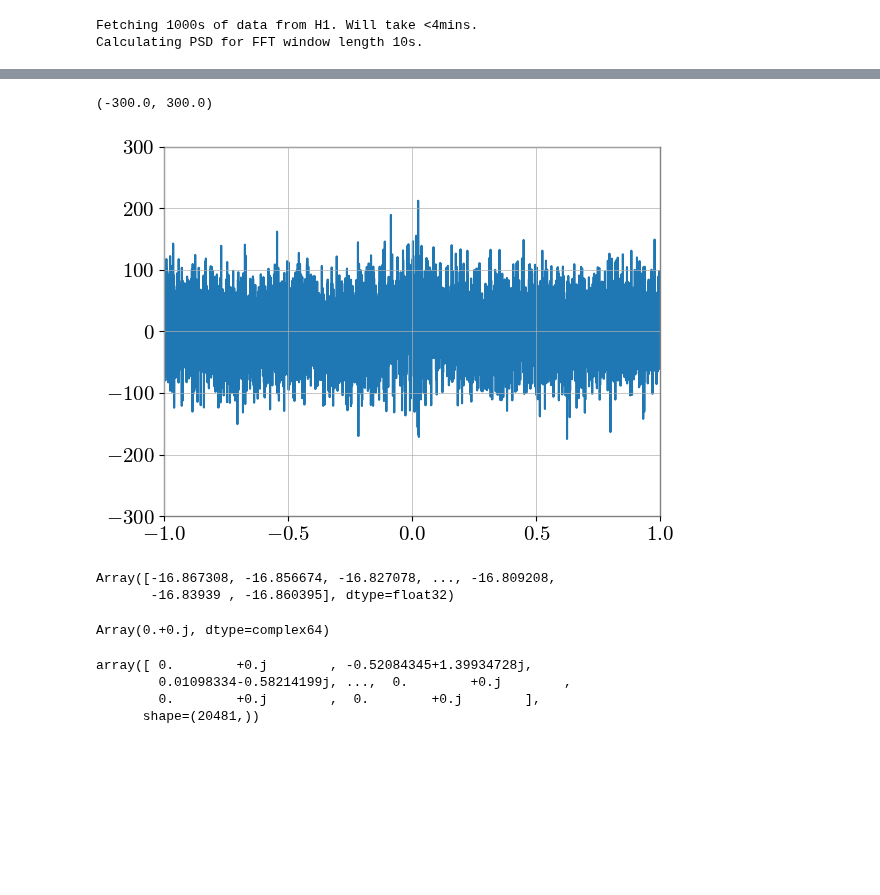
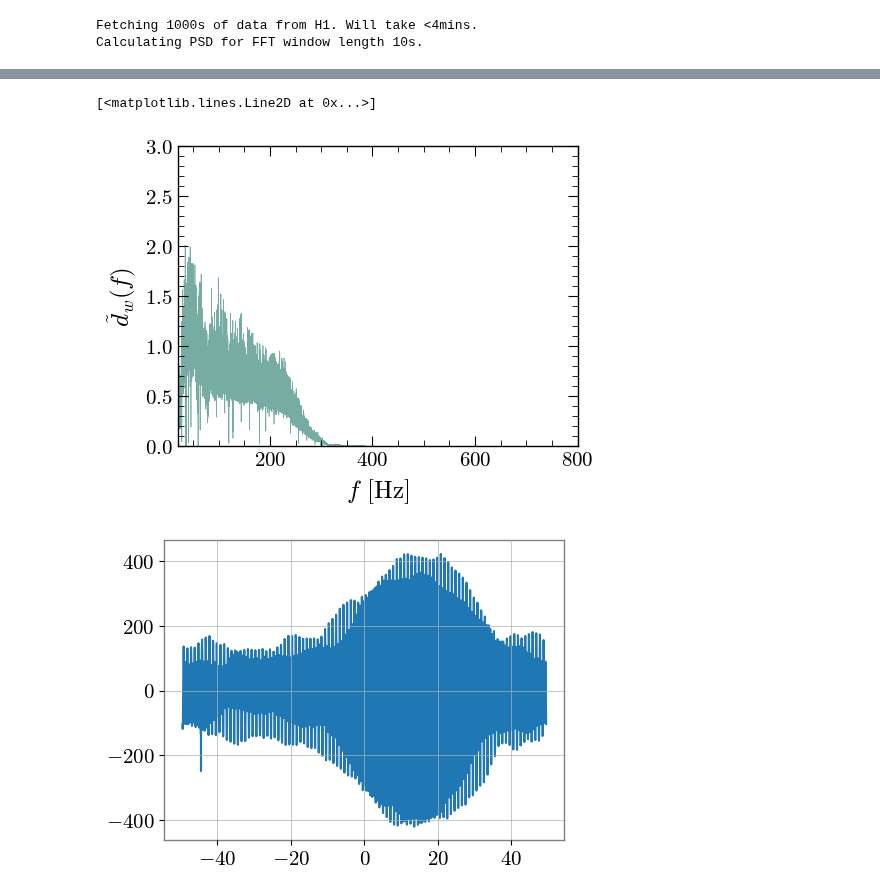
Before and after one commit to james-alvey-42/gw-mist, a Jupyter notebook: notebooks/week10/test_td.ipynb, the cells around one changed output, grey strips where cells are left out. Drawn from its saved outputs; the diff is of its cells as text; code cells hidden in the pictures; blank space fills up the shorter version.

Commit message:
changes to test document

```diff
--- a/notebooks/week10/test_td.ipynb
+++ b/notebooks/week10/test_td.ipynb
@@ -333,16 +340,0 @@ True
-# %%
-plt.plot(time,gw15_td)
-plt.xlim(-1,1)
-plt.ylim([-300,300])
-# %% [output]
-(-300.0, 300.0)
-[figure, removed]
-# %%
-waveform_td
-# %% [output]
-Array([-16.867308, -16.856674, -16.827078, ..., -16.809208,
-       -16.83939 , -16.860395], dtype=float32)
-# %%
-waveform_fdu[0,0]
-# %% [output]
-Array(0.+0.j, dtype=complex64)
@@ -351,7 +341,6 @@ test = waveform_fd[0]
-# %%
-test
-# %% [output]
-array([ 0.        +0.j        , -0.52084345+1.39934728j,
-        0.01098334-0.58214199j, ...,  0.        +0.j        ,
-        0.        +0.j        ,  0.        +0.j        ],
-      shape=(20481,))
+# %%
+samplerate =4096
+delta_t=1/samplerate
+data_window = 1000
+bigdata = TimeSeries.fetch_open_data(gw.ifo, gw.trigger_time-data_window/2,
+                                                     gw.trigger_time+data_window/2, sample_rate=4096)
@@ -357,0 +437,30 @@ array([ 0.        +0.j        , -0.52084345+1.39934728j,
+# %%
+params = gw._fd_theta_batched(6)
+
+wf_hdu = fd_waveform_batched_unwhitened(params, grid=smallf)
+psd_local = bigdata.psd(fftlength=duration)
+prefactor = np.expand_dims(np.sqrt(psd_local), axis=0)
+wf_hd = wf_hdu/prefactor
+
+fig,ax1 = pf.create_plot()
+ax1.plot(smallf,np.abs(wf_hd[0]), linewidth=0.5, color='#77aca2')
+ax1.set_ylim([0,3])
+ax1.set_xlim(20,800)
+ax1.set_ylabel(r'$\tilde{d}_w(f)$')
+ax1.set_xlabel(r'$f$ [Hz]')
+
+pf.fix_plot([ax1])
+
+# wf_hd = gw._bandpass(wf_hd, range=[20,300], f=smallf)
+wf_td = np.fft.irfft(wf_hd)/delta_t
+
+fig2,ax2 = pf.create_plot()
+ax2.plot(timegrid,wf_td[0])
+
+windows = [2,4,10,20]
+
+for w in windows:
+# %% [output]
+[<matplotlib.lines.Line2D at 0x...>]
+[figure, added]
+[figure, added]
```
Also changed, not shown: parts of 5 cells of this notebook.
